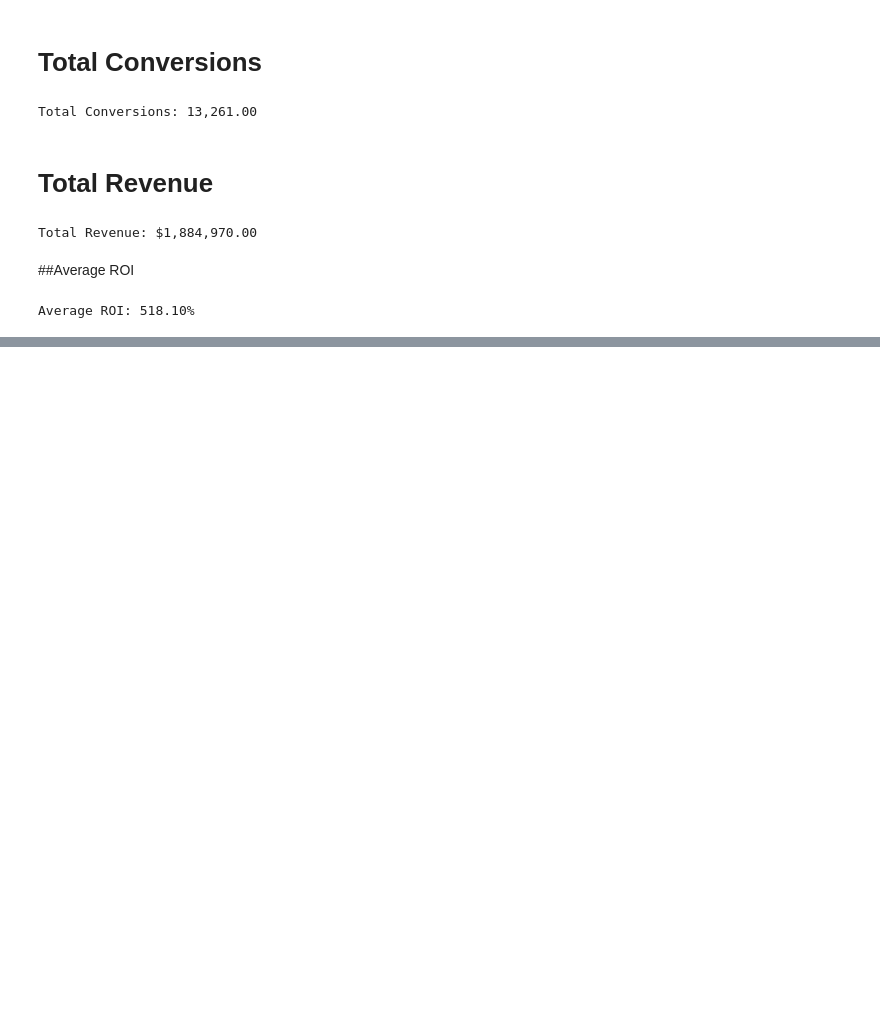
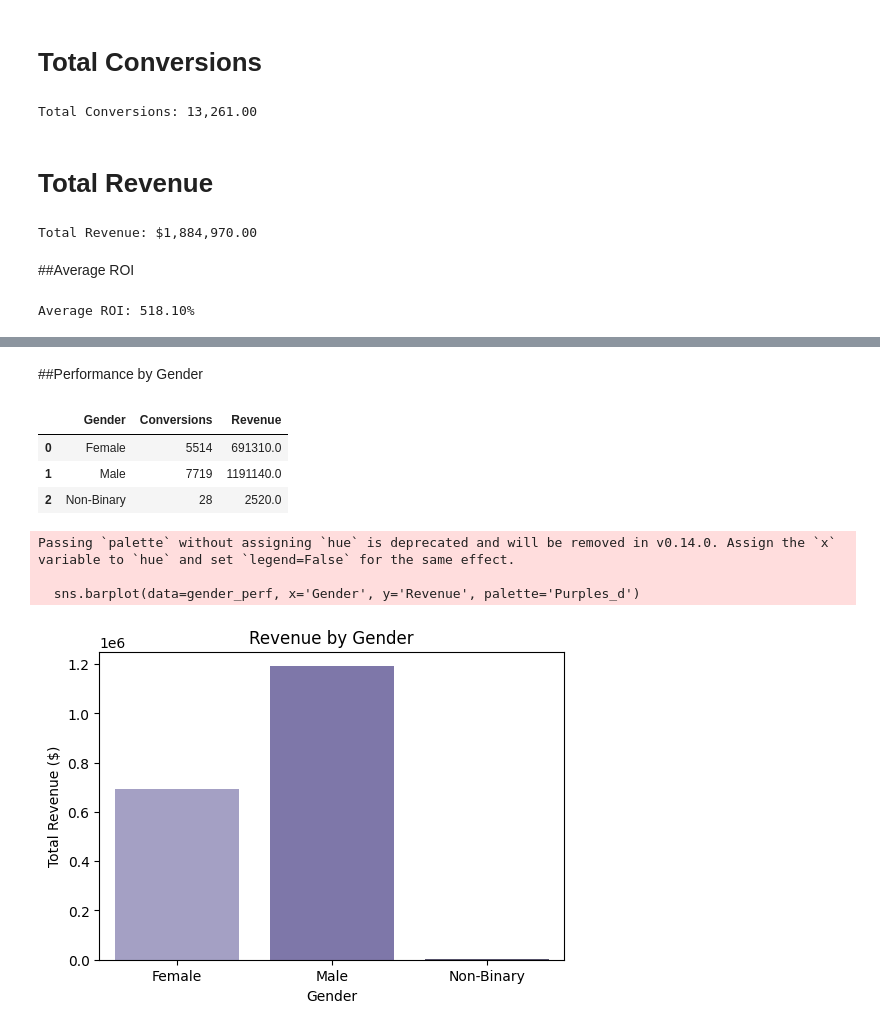
Before and after one commit to Mainabryan/Marketing-ROI-prediction, a Jupyter notebook: Digital_marketing.ipynb, the cells around one changed output, grey strips where cells are left out. Drawn from its saved outputs; the diff is of its cells as text; code cells hidden in the pictures; blank space fills up the shorter version.

```diff
--- a/Digital_marketing.ipynb
+++ b/Digital_marketing.ipynb
@@ -121,0 +153,29 @@ Average ROI: 518.10%
+# %%
+# Clean numeric columns
+for col in ['Spend', 'Revenue']:
+    df[col] = pd.to_numeric(df[col].astype(str).str.replace('[$,]', '', regex=True), errors='coerce')
+
+# Filter only Google campaigns
+google_df = df[df['Channel'] == 'Google']
+
+# Calculate metrics
+google_spend = google_df['Spend'].sum()
+google_impressions = google_df['Impressions'].sum()
+google_clicks = google_df['Clicks'].sum()
+google_conversions = google_df['Conversions'].sum()
+google_revenue = google_df['Revenue'].sum()
+google_roi = ((google_revenue - google_spend) / google_spend) * 100
+
+google_ctr = (google_clicks / google_impressions) * 100
+google_conv_rate = (google_conversions / google_clicks) * 100
+
+# Display results
+print("==== GOOGLE CHANNEL PERFORMANCE ====")
+print(f"Total Spend: ${google_spend:,.2f}")
+print(f"Total Impressions: {google_impressions:,}")
+print(f"Total Clicks: {google_clicks:,}")
+print(f"Total Conversions: {google_conversions:,}")
+print(f"CTR: {google_ctr:.2f}%")
+print(f"Conversion Rate: {google_conv_rate:.2f}%")
+print(f"Total Revenue: ${google_revenue:,.2f}")
+print(f"ROI: {google_roi:.2f}%")
@@ -121,0 +348,26 @@ Average ROI: 518.10%
+# %% [markdown]
+##Performance by Gender
+# %%
+gender_perf = df.groupby('Gender').agg({
+    'Conversions': 'sum',
+    'Revenue': 'sum'
+}).reset_index()
+
+display(gender_perf)
+
+# Plot Revenue by Gender
+plt.figure(figsize=(6,4))
+sns.barplot(data=gender_perf, x='Gender', y='Revenue', palette='Purples_d')
+plt.title('Revenue by Gender')
+plt.ylabel('Total Revenue ($)')
+plt.xlabel('Gender')
+plt.show()
+# %% [output]
+|  | Gender | Conversions | Revenue |
+| 0 | Female | 5514 | 691310.0 |
+| 1 | Male | 7719 | 1191140.0 |
+| 2 | Non-Binary | 28 | 2520.0 |
+Passing `palette` without assigning `hue` is deprecated and will be removed in v0.14.0. Assign the `x` variable to `hue` and set `legend=False` for the same effect.
+
+  sns.barplot(data=gender_perf, x='Gender', y='Revenue', palette='Purples_d')
+[figure, added]
```
Also changed, not shown: parts of 25 cells of this notebook.
